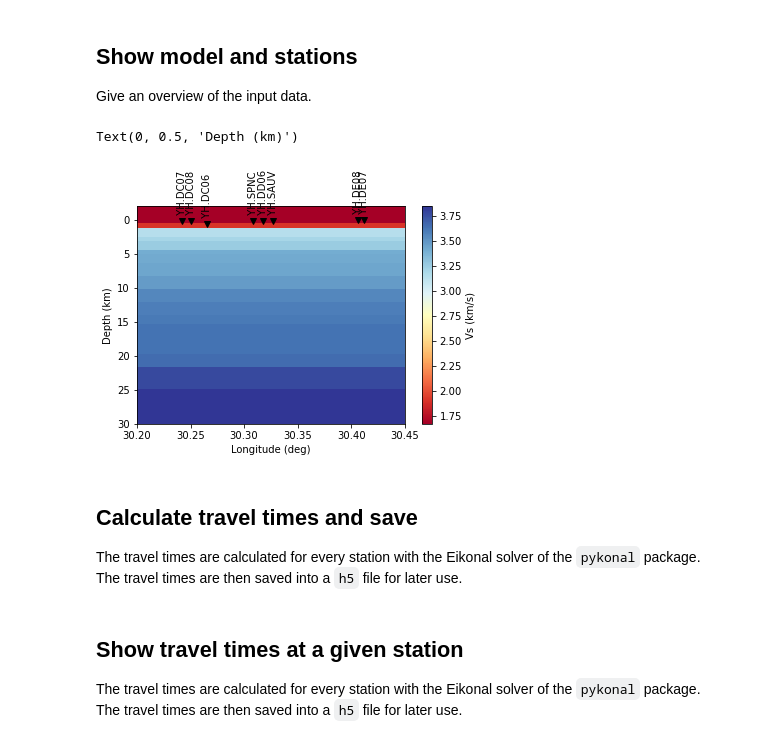
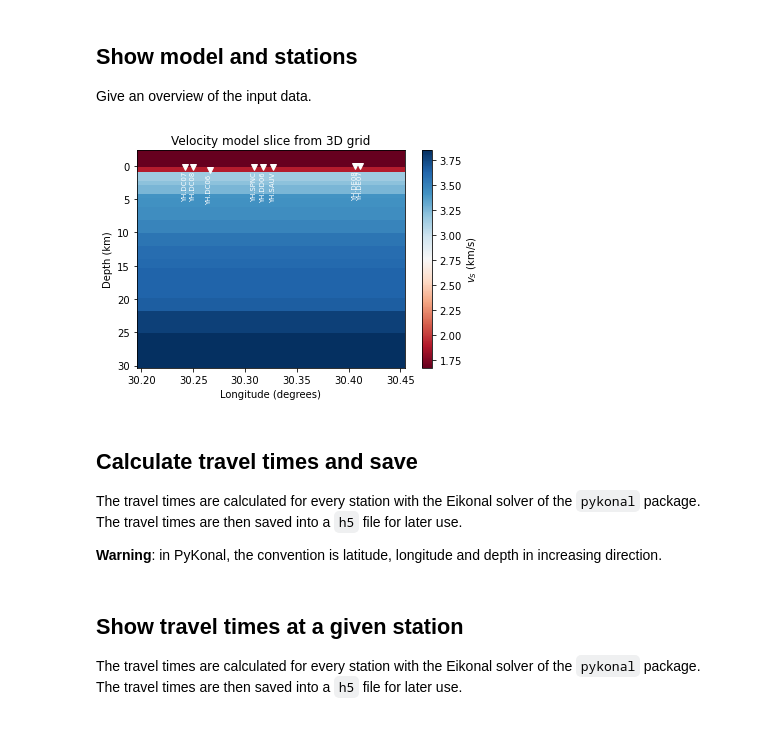
Before and after one commit to ebeauce/beampower, a Jupyter notebook: notebooks/2_travel_times.ipynb, the cells around one changed output. Drawn from its saved outputs; the diff is of its cells as text; code cells hidden in the pictures.

```diff
--- a/notebooks/2_travel_times.ipynb
+++ b/notebooks/2_travel_times.ipynb
@@ -108,27 +166,35 @@ for filepath_inventory in tqdm.tqdm(FILEPATHS_INVENTORY, desc="Coordinates"):
 ## Show model and stations
 
 Give an overview of the input data.
-# %%
-plt.imshow(
-    velocity_grid["Vs"][:, 0, :],
-    extent=[WEST, EAST, DOWN, UP],
-    aspect="auto",
-    origin="lower",
-    cmap="RdYlBu"
-)
-plt.colorbar().set_label("Vs (km/s)")
-
-for station, coordinate in stations_coordinates.items():
-    xy = coordinate["longitude"], coordinate["depth"]
-    plt.plot(*xy, "kv")
-    plt.text(*xy, "  " + station, rotation="vertical", ha="center", va="bottom")
-
-plt.xlabel("Longitude (deg)")
-plt.ylabel("Depth (km)")
-# %% [output]
-Text(0, 0.5, 'Depth (km)')
-[figure, removed]
+# %%
+SEISMIC_PHASE = "S"
+
+# Select slice at first latitude index
+velocities_slice = velocities[SEISMIC_PHASE].isel(latitude=0)
+img = velocities_slice.plot.imshow(cmap="RdBu", add_colorbar=False)
+
+# Labels
+ax = plt.gca()
+ax.invert_yaxis()
+ax.set_xlabel("Longitude (degrees)")
+ax.set_ylabel("Depth (km)")
+ax.set_title("Velocity model slice from 3D grid")
+cb = plt.colorbar(img)
+cb.set_label(rf"$v_{SEISMIC_PHASE}$ (km/s)")
+
+# Add stations
+for station, coordinate in stations_coords.items():
+    xy = coordinate["longitude"], coordinate["depth"]
+    text = f"{station}  "
+    plt.plot(*xy, "wv")
+    plt.text(
+        *xy, text, rotation=90, ha="center", va="top", c="w", size="x-small"
+    )
+# %% [output]
+[figure, added]
 # %% [markdown]
 ## Calculate travel times and save
 
 The travel times are calculated for every station with the Eikonal solver of the `pykonal` package. The travel times are then saved into a `h5` file for later use.
+
+**Warning**: in PyKonal, the convention is latitude, longitude and depth in increasing direction.
```
Also changed, not shown: parts of 17 cells of this notebook.
